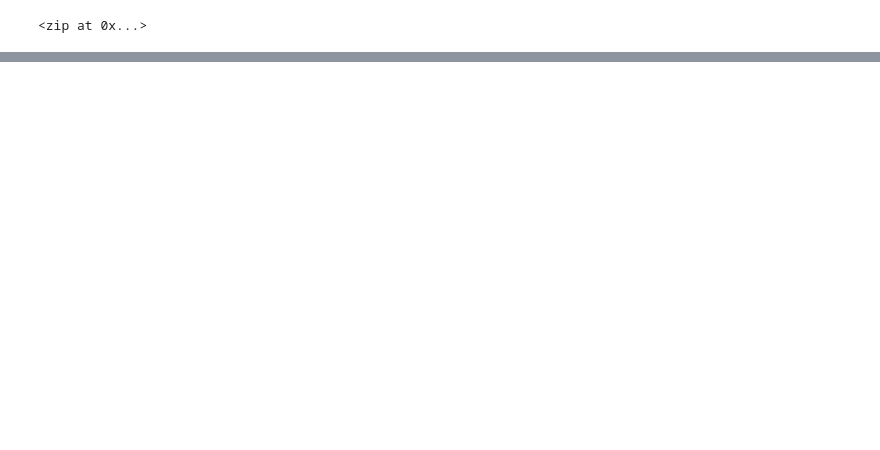
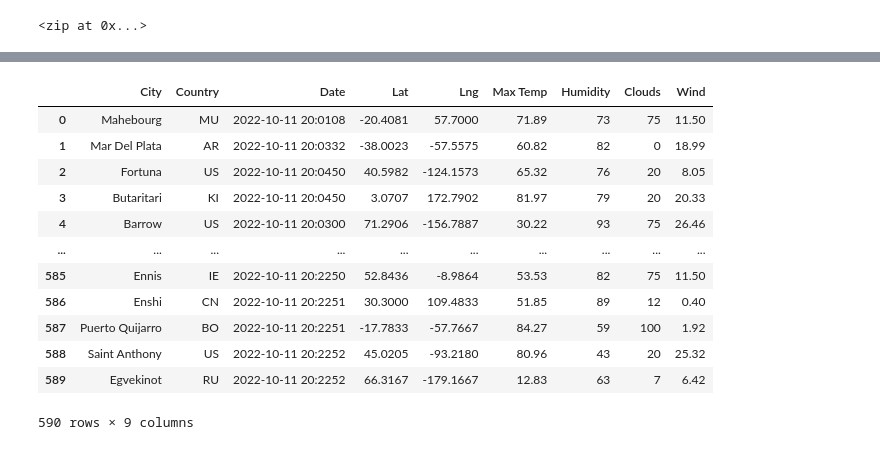
Before and after one commit to larabjork/world-weather-analysis, a Jupyter notebook: WeatherPy.ipynb, the cells around one changed output, grey strips where cells are left out. Drawn from its saved outputs; the diff is of its cells as text; code cells hidden in the pictures; blank space fills up the shorter version.

```diff
--- a/WeatherPy.ipynb
+++ b/WeatherPy.ipynb
@@ -159,0 +160,4 @@ len(city_data)
+# %%
+# Convert the array of dictionaries to a Pd DF
+city_data_df = pd.DataFrame(city_data)
+city_data_df.head(10)
@@ -159,0 +176,19 @@ len(city_data)
+# %%
+reorder = ["City", "Country", "Date", "Lat", "Lng", "Max Temp", "Humidity", "Clouds", "Wind"]
+city_data_df = city_data_df[reorder]
+# %%
+city_data_df
+# %% [output]
+|  | City | Country | Date | Lat | Lng | Max Temp | Humidity | Clouds | Wind |
+| 0 | Mahebourg | MU | 2022-10-11 20:0108 | -20.4081 | 57.7000 | 71.89 | 73 | 75 | 11.50 |
+| 1 | Mar Del Plata | AR | 2022-10-11 20:0332 | -38.0023 | -57.5575 | 60.82 | 82 | 0 | 18.99 |
+| 2 | Fortuna | US | 2022-10-11 20:0450 | 40.5982 | -124.1573 | 65.32 | 76 | 20 | 8.05 |
+| 3 | Butaritari | KI | 2022-10-11 20:0450 | 3.0707 | 172.7902 | 81.97 | 79 | 20 | 20.33 |
+| 4 | Barrow | US | 2022-10-11 20:0300 | 71.2906 | -156.7887 | 30.22 | 93 | 75 | 26.46 |
+| ... | ... | ... | ... | ... | ... | ... | ... | ... | ... |
+| 585 | Ennis | IE | 2022-10-11 20:2250 | 52.8436 | -8.9864 | 53.53 | 82 | 75 | 11.50 |
+| 586 | Enshi | CN | 2022-10-11 20:2251 | 30.3000 | 109.4833 | 51.85 | 89 | 12 | 0.40 |
+| 587 | Puerto Quijarro | BO | 2022-10-11 20:2251 | -17.7833 | -57.7667 | 84.27 | 59 | 100 | 1.92 |
+| 588 | Saint Anthony | US | 2022-10-11 20:2252 | 45.0205 | -93.2180 | 80.96 | 43 | 20 | 25.32 |
+| 589 | Egvekinot | RU | 2022-10-11 20:2252 | 66.3167 | -179.1667 | 12.83 | 63 | 7 | 6.42 |
+590 rows × 9 columns
```
Also changed, not shown: parts of 6 cells of this notebook, 2 other files.
